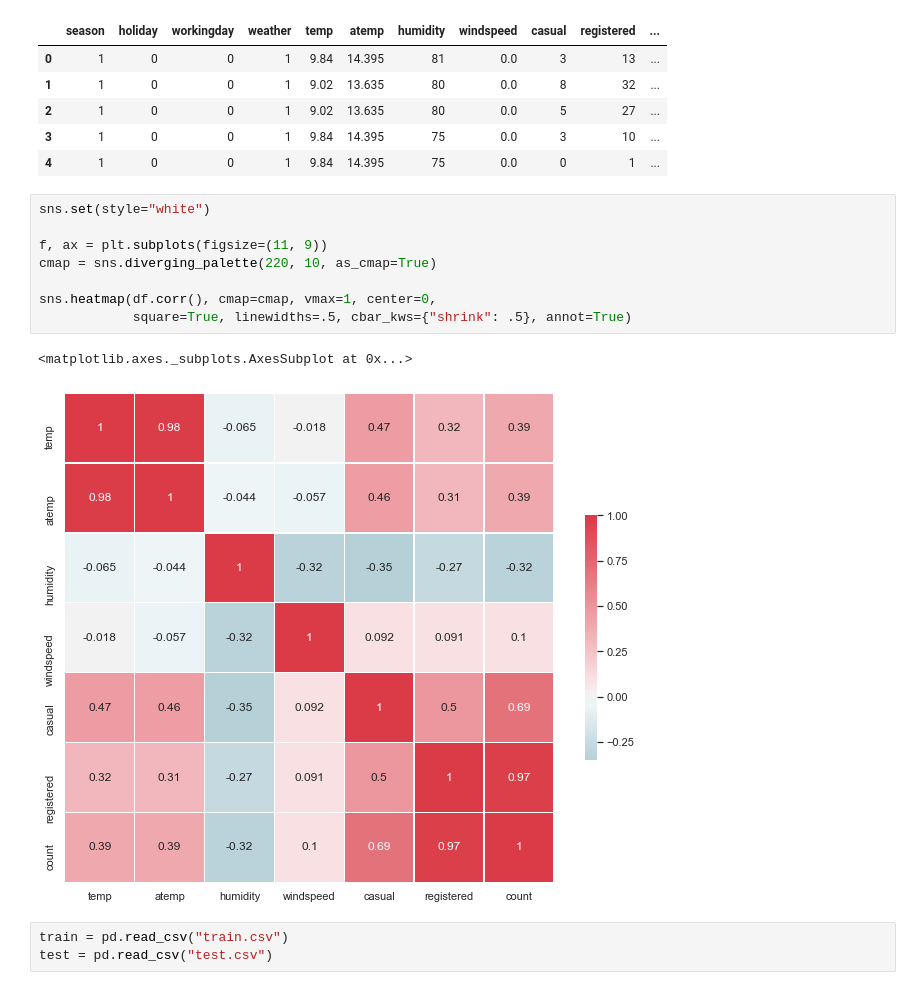
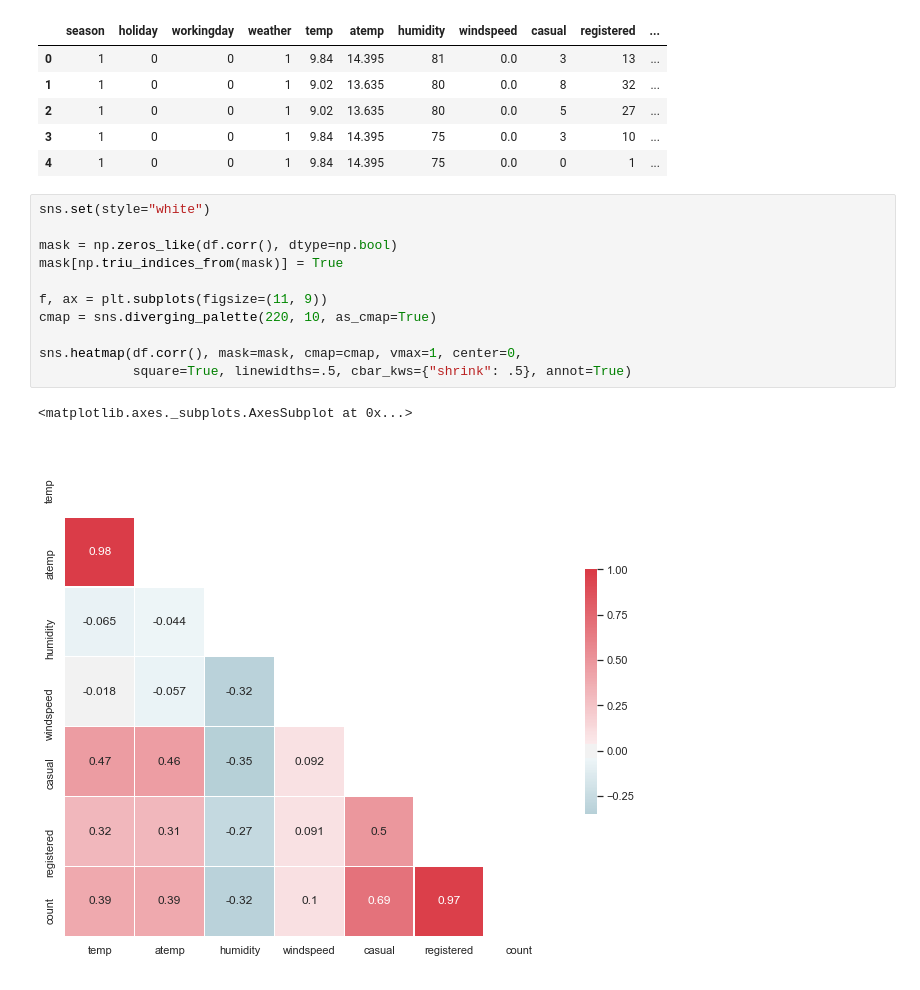
Before and after one commit to LevanAGit/bikeshare_timeseries_analysis, a Jupyter notebook: bikeshare_timeseries_analysis.ipynb, the cells around one changed output. Saved outputs shown, nothing was run; the diff lists cells and outputs as text.

```diff
--- a/bikeshare_timeseries_analysis.ipynb
+++ b/bikeshare_timeseries_analysis.ipynb
@@ -284,15 +284,15 @@ df.head()
 | 4 | 1 | 0 | 0 | 1 | 9.84 | 14.395 | 75 | 0.0 | 0 | 1 | ... |
 # %%
 sns.set(style="white")
+
+mask = np.zeros_like(df.corr(), dtype=np.bool)
+mask[np.triu_indices_from(mask)] = True
 
 f, ax = plt.subplots(figsize=(11, 9))
 cmap = sns.diverging_palette(220, 10, as_cmap=True)
 
-sns.heatmap(df.corr(), cmap=cmap, vmax=1, center=0,
+sns.heatmap(df.corr(), mask=mask, cmap=cmap, vmax=1, center=0,
             square=True, linewidths=.5, cbar_kws={"shrink": .5}, annot=True)
 # %% [output]
 <matplotlib.axes._subplots.AxesSubplot at 0x...>
-[figure, old version]
+[figure, new version]
-# %%
-train = pd.read_csv("train.csv")
-test = pd.read_csv("test.csv")
```
Also changed, not shown: parts of 18 cells of this notebook.
